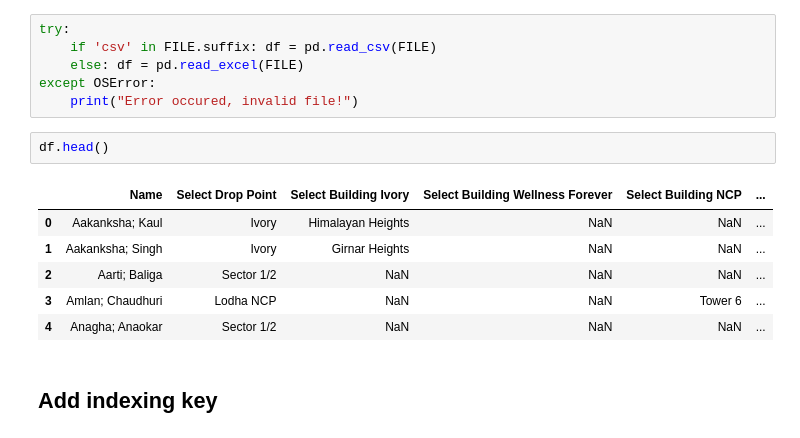
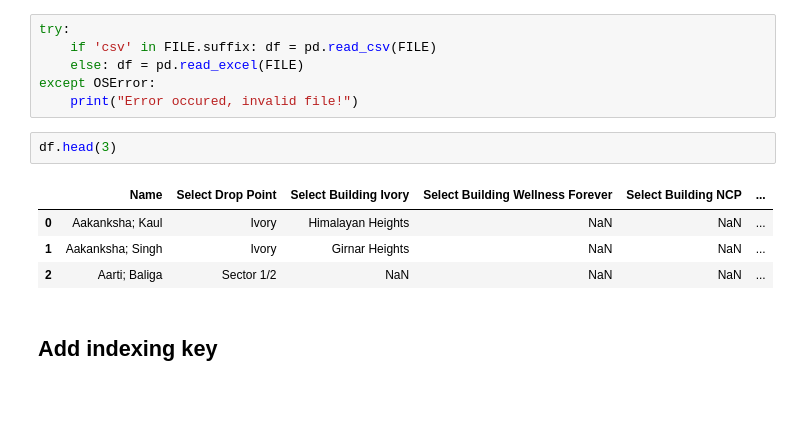
Before and after one commit to ads1419/zoho-bhor-farms, a Jupyter notebook: megamaster.ipynb, the cells around one changed output. Saved outputs shown, nothing was run; the diff lists cells and outputs as text; blank space fills up the shorter version.

```diff
--- a/megamaster.ipynb
+++ b/megamaster.ipynb
@@ -35,14 +36,12 @@ try:
 except OSError:
     print("Error occured, invalid file!")
 # %%
-df.head()
+df.head(3)
 # %% [output]
 |  | Name | Select Drop Point | Select Building Ivory | Select Building Wellness Forever | Select Building NCP | ... |
 | 0 | Aakanksha; Kaul | Ivory | Himalayan Heights | NaN | NaN | ... |
 | 1 | Aakanksha; Singh | Ivory | Girnar Heights | NaN | NaN | ... |
 | 2 | Aarti; Baliga | Sector 1/2 | NaN | NaN | NaN | ... |
-| 3 | Amlan; Chaudhuri | Lodha NCP | NaN | NaN | Tower 6 | ... |
-| 4 | Anagha; Anaokar | Sector 1/2 | NaN | NaN | NaN | ... |
 # %% [markdown]
 ## Add indexing key
 # %%
```
Also changed, not shown: parts of 9 cells of this notebook.
